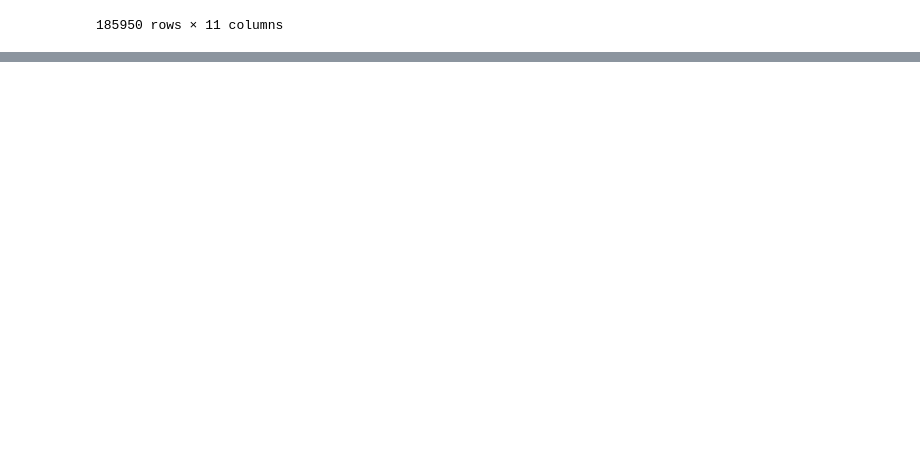
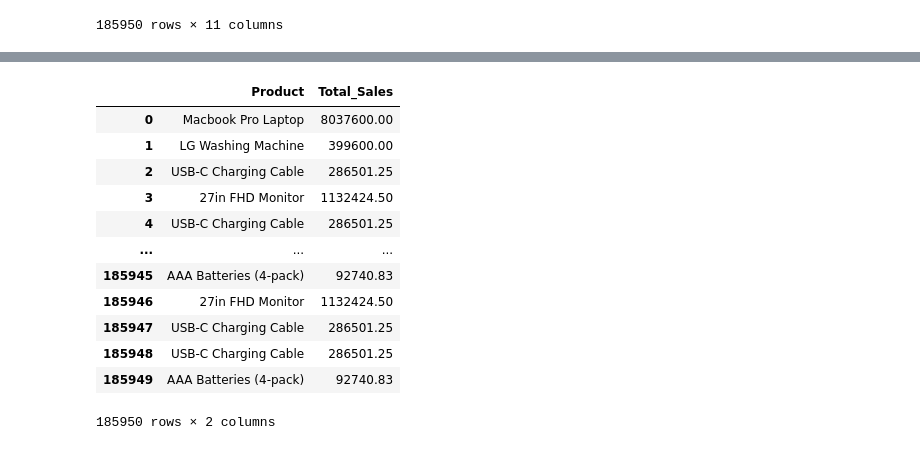
Before and after one commit to aseemarora08/PersonalProjects, a Jupyter notebook: Python/sales_data_project.ipynb, the cells around one changed output, grey strips where cells are left out. Drawn from its saved outputs; the diff is of its cells as text; code cells hidden in the pictures; blank space fills up the shorter version.

```diff
--- a/Python/sales_data_project.ipynb
+++ b/Python/sales_data_project.ipynb
@@ -132,0 +182,17 @@ sales_product.head()
+# %%
+total_sales_product = total_sales_product[["Product", "Total_Sales"]]
+total_sales_product
+# %% [output]
+|  | Product | Total_Sales |
+| 0 | Macbook Pro Laptop | 8037600.00 |
+| 1 | LG Washing Machine | 399600.00 |
+| 2 | USB-C Charging Cable | 286501.25 |
+| 3 | 27in FHD Monitor | 1132424.50 |
+| 4 | USB-C Charging Cable | 286501.25 |
+| ... | ... | ... |
+| 185945 | AAA Batteries (4-pack) | 92740.83 |
+| 185946 | 27in FHD Monitor | 1132424.50 |
+| 185947 | USB-C Charging Cable | 286501.25 |
+| 185948 | USB-C Charging Cable | 286501.25 |
+| 185949 | AAA Batteries (4-pack) | 92740.83 |
+185950 rows × 2 columns
```
Also changed, not shown: parts of 10 cells of this notebook.
